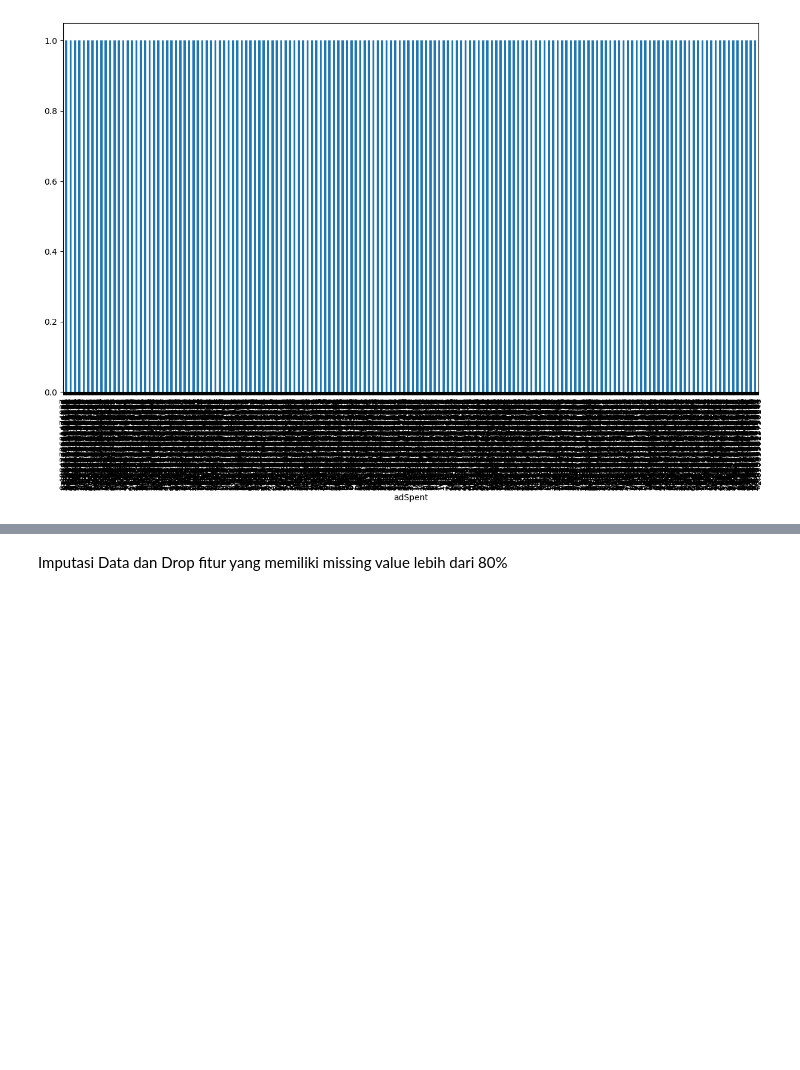
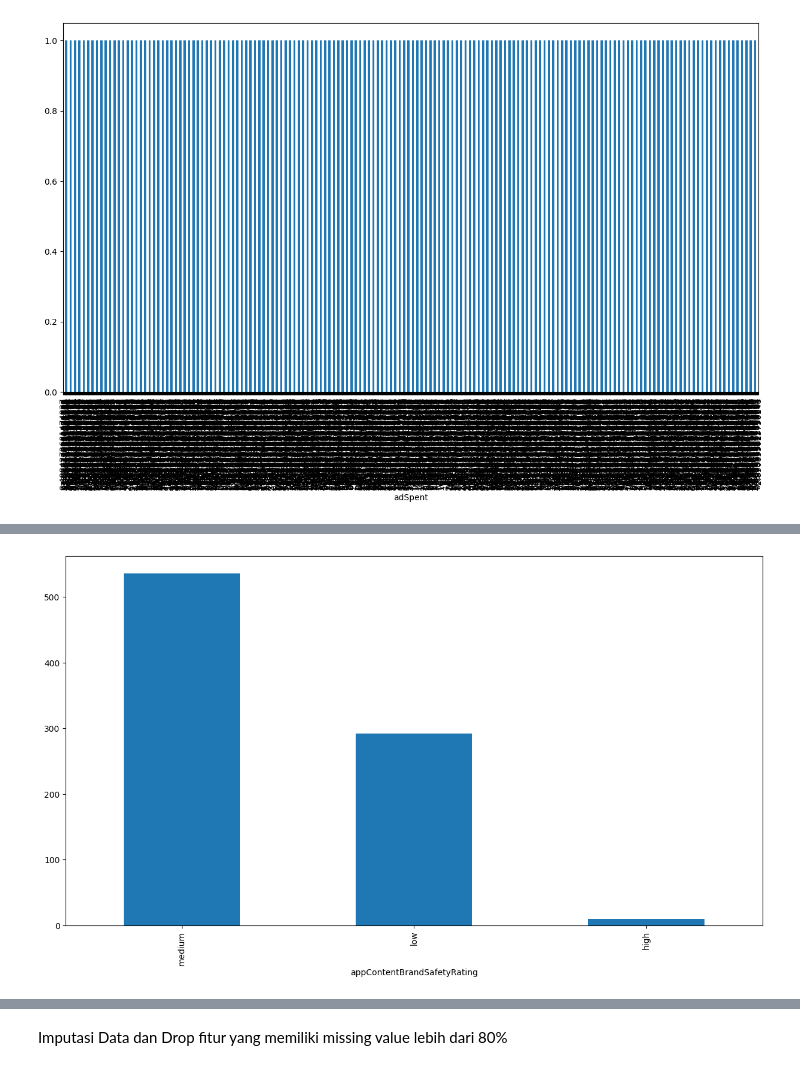
Before and after one commit to EntagleLabs/coppaRisk-classificationModel, a Jupyter notebook: Main.ipynb, the cells around one changed output, grey strips where cells are left out. Cells and saved outputs as stored; diff of their text form; code cells hidden in the pictures; blank space fills up the shorter version.

```diff
--- a/Main.ipynb
+++ b/Main.ipynb
@@ -17,7 +17,7 @@ data_target = pd.read_csv("dataset/target.csv")
 Exploratory Data Analysis
 # %%
 # menggabungkan data train dan target
-merge_data = pd.concat([data_train,data_target],axis=1)
+merge_data = data_train
 # %%
 merge_data.head()
 # %% [output]
@@ -150,4 +154,6 @@ plt.show()
 # %%
-merge_data['appContentBrandSafety'].value_counts().plot(kind='bar',figsize=(15, 8))
+merge_data['appContentBrandSafetyRating'].value_counts().plot(kind='bar',figsize=(15, 8))
 plt.show()
+# %% [output]
+[figure, added]
 # %%
```
Also changed, not shown: parts of 7 cells of this notebook, 1 other file.
